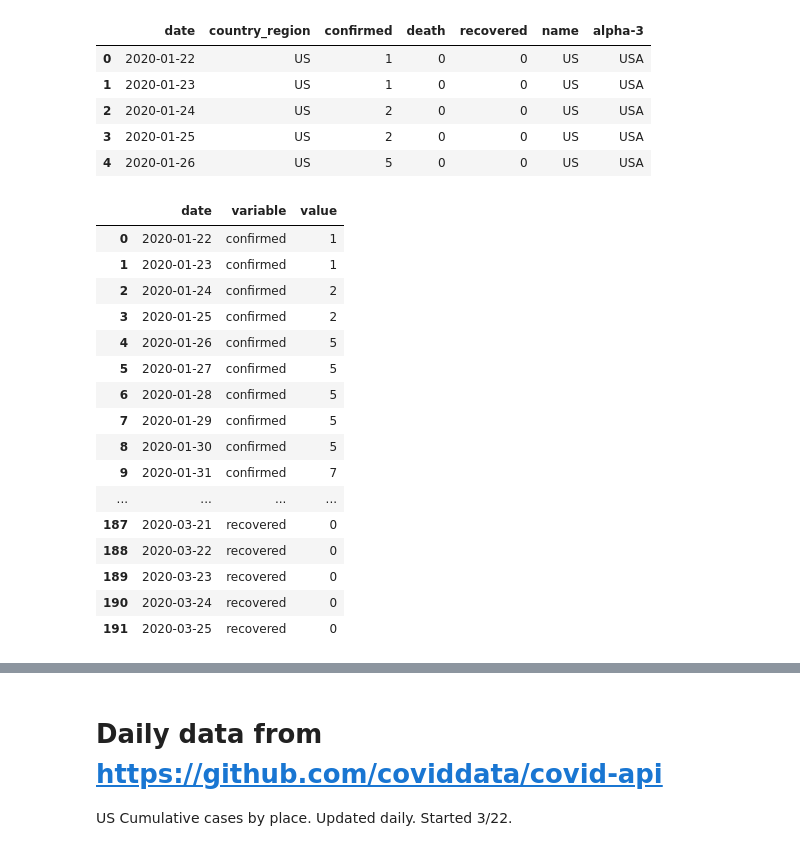
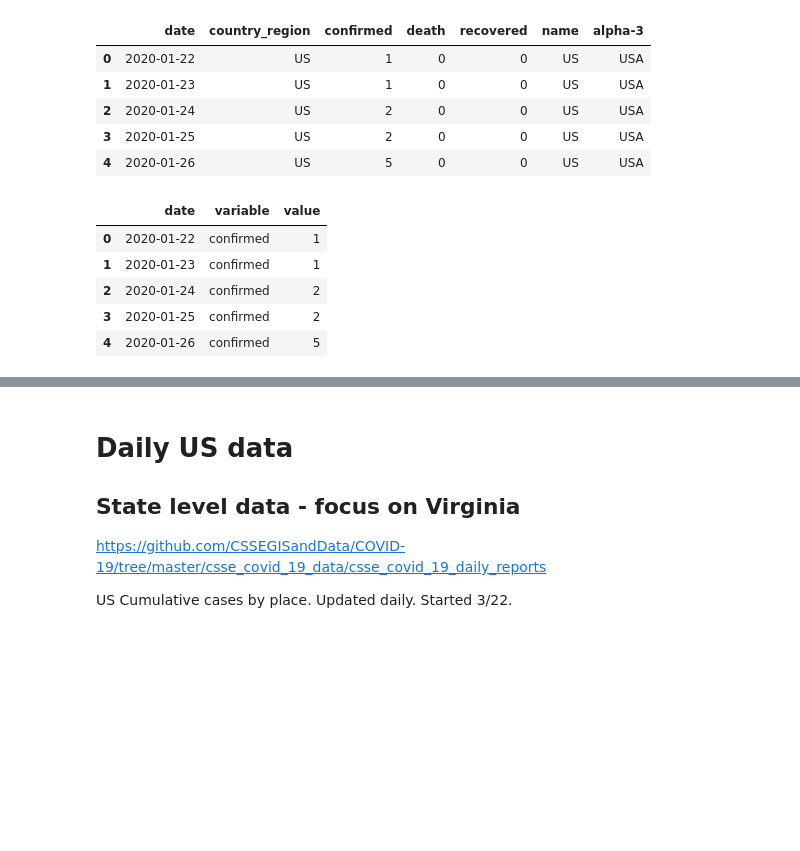
Before and after one commit to martonik/COVID-19, a Jupyter notebook: COVID_tracking.ipynb, the cells around one changed output, grey strips where cells are left out. Drawn from its saved outputs; the diff is of its cells as text; code cells hidden in the pictures; blank space fills up the shorter version.

```diff
--- a/COVID_tracking.ipynb
+++ b/COVID_tracking.ipynb
@@ -70,23 +79,12 @@ data2.head()
 | 4 | 2020-01-26 | US | 5 | 0 | 0 | US | USA |
 # %%
 data3 = pd.melt(data2, id_vars=['date'], value_vars=['confirmed', 'death', 'recovered'])
-data3
+data3.head()
 # %% [output]
 |  | date | variable | value |
 | 0 | 2020-01-22 | confirmed | 1 |
 | 1 | 2020-01-23 | confirmed | 1 |
 | 2 | 2020-01-24 | confirmed | 2 |
 | 3 | 2020-01-25 | confirmed | 2 |
 | 4 | 2020-01-26 | confirmed | 5 |
-| 5 | 2020-01-27 | confirmed | 5 |
-| 6 | 2020-01-28 | confirmed | 5 |
-| 7 | 2020-01-29 | confirmed | 5 |
-| 8 | 2020-01-30 | confirmed | 5 |
-| 9 | 2020-01-31 | confirmed | 7 |
-| ... | ... | ... | ... |
-| 187 | 2020-03-21 | recovered | 0 |
-| 188 | 2020-03-22 | recovered | 0 |
-| 189 | 2020-03-23 | recovered | 0 |
-| 190 | 2020-03-24 | recovered | 0 |
-| 191 | 2020-03-25 | recovered | 0 |
 # %%
@@ -96,5 +94,9 @@ fig.show()
 # %% [output]
 [interactive output not drawn]
 # %% [markdown]
-# Daily data from https://github.com/coviddata/covid-api
+# Daily US data
+## State level data - focus on Virginia
+
+https://github.com/CSSEGISandData/COVID-19/tree/master/csse_covid_19_data/csse_covid_19_daily_reports
+
 US Cumulative cases by place. Updated daily. Started 3/22.
```
Also changed, not shown: parts of 34 cells of this notebook.
